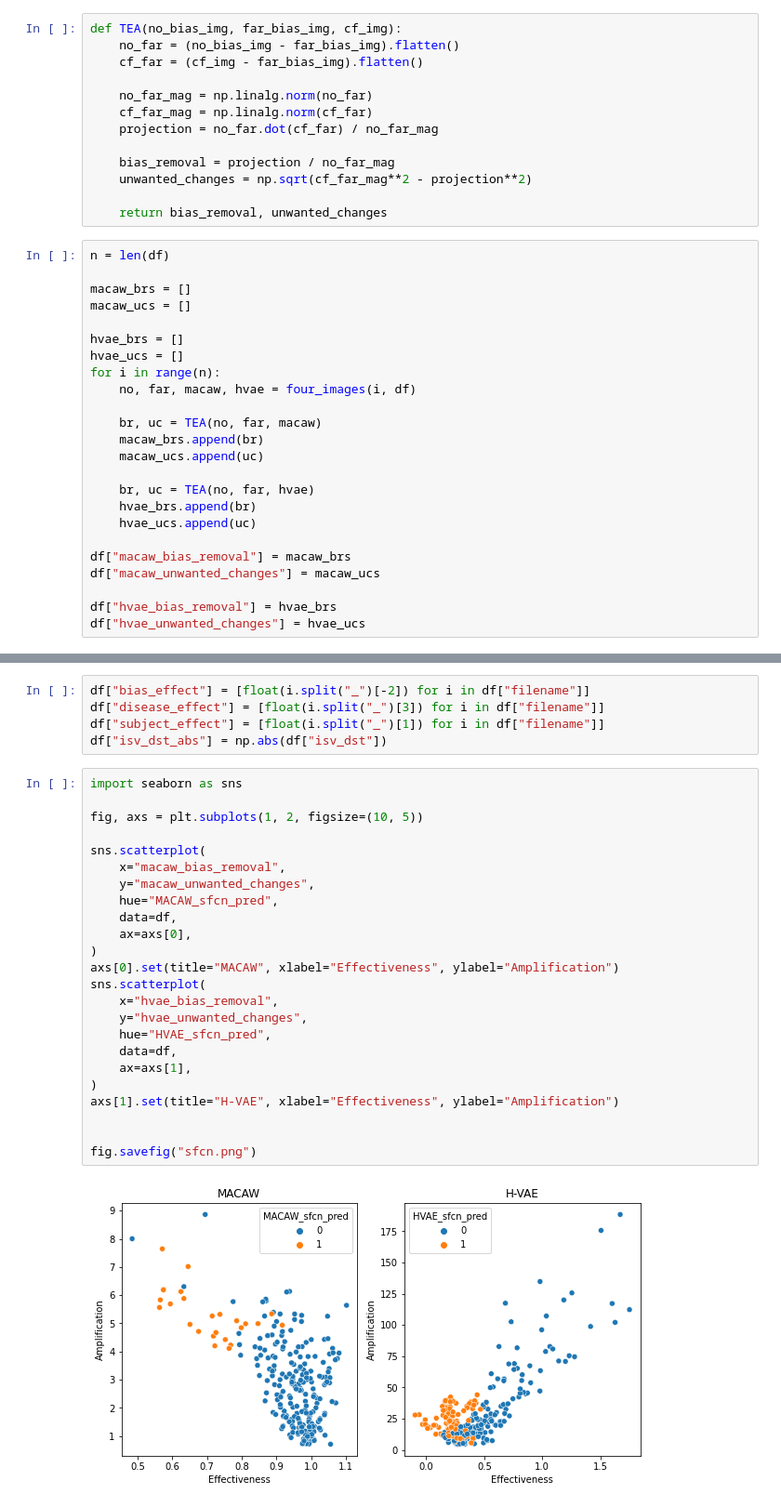
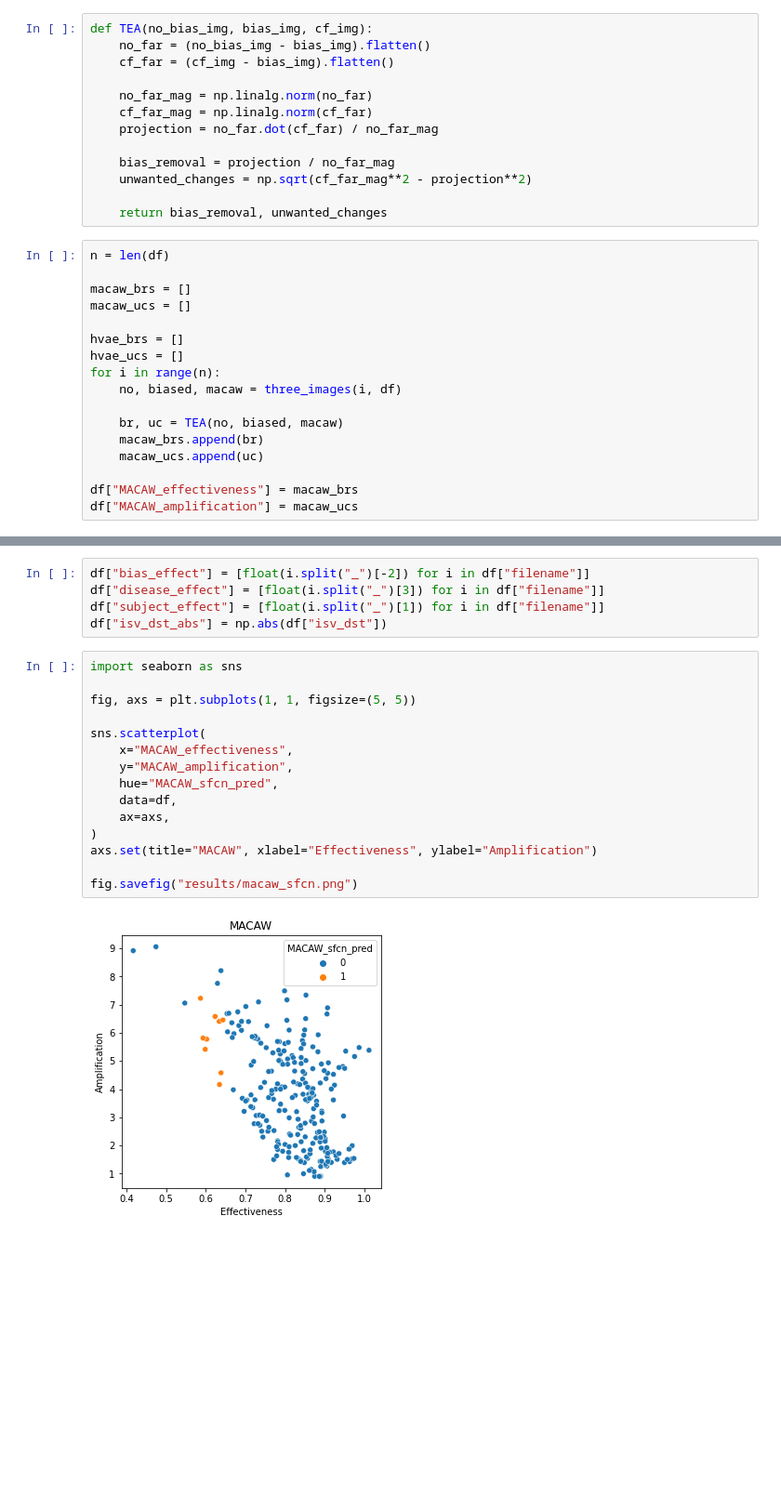
Before and after one commit to ucalgary-miplab/TEA, a Jupyter notebook: 5_TEA_MACAW_remove.ipynb, the cells around one changed output, grey strips where cells are left out. Shown: that part at 93% size. Cells and saved outputs as stored; diff of their text form; blank space fills up the shorter version.

```diff
--- a/5_TEA_MACAW_remove.ipynb
+++ b/5_TEA_MACAW_remove.ipynb
@@ -97,7 +115,7 @@ view_images(1)
 # %%
-def TEA(no_bias_img, far_bias_img, cf_img):
-    no_far = (no_bias_img - far_bias_img).flatten()
-    cf_far = (cf_img - far_bias_img).flatten()
+def TEA(no_bias_img, bias_img, cf_img):
+    no_far = (no_bias_img - bias_img).flatten()
+    cf_far = (cf_img - bias_img).flatten()
 
     no_far_mag = np.linalg.norm(no_far)
     cf_far_mag = np.linalg.norm(cf_far)
@@ -116,18 +134,11 @@ macaw_ucs = []
 hvae_brs = []
 hvae_ucs = []
 for i in range(n):
-    no, far, macaw, hvae = four_images(i, df)
+    no, biased, macaw = three_images(i, df)
 
-    br, uc = TEA(no, far, macaw)
+    br, uc = TEA(no, biased, macaw)
     macaw_brs.append(br)
     macaw_ucs.append(uc)
 
-    br, uc = TEA(no, far, hvae)
-    hvae_brs.append(br)
-    hvae_ucs.append(uc)
-
-df["macaw_bias_removal"] = macaw_brs
-df["macaw_unwanted_changes"] = macaw_ucs
-
-df["hvae_bias_removal"] = hvae_brs
-df["hvae_unwanted_changes"] = hvae_ucs
+df["MACAW_effectiveness"] = macaw_brs
+df["MACAW_amplification"] = macaw_ucs
@@ -157,29 +150,20 @@ df["isv_dst_abs"] = np.abs(df["isv_dst"])
 # %%
 import seaborn as sns
 
-fig, axs = plt.subplots(1, 2, figsize=(10, 5))
+fig, axs = plt.subplots(1, 1, figsize=(5, 5))
 
 sns.scatterplot(
-    x="macaw_bias_removal",
-    y="macaw_unwanted_changes",
+    x="MACAW_effectiveness",
+    y="MACAW_amplification",
     hue="MACAW_sfcn_pred",
     data=df,
-    ax=axs[0],
+    ax=axs,
 )
-axs[0].set(title="MACAW", xlabel="Effectiveness", ylabel="Amplification")
-sns.scatterplot(
-    x="hvae_bias_removal",
-    y="hvae_unwanted_changes",
-    hue="HVAE_sfcn_pred",
-    data=df,
-    ax=axs[1],
-)
-axs[1].set(title="H-VAE", xlabel="Effectiveness", ylabel="Amplification")
+axs.set(title="MACAW", xlabel="Effectiveness", ylabel="Amplification")
 
-
-fig.savefig("sfcn.png")
+fig.savefig("results/macaw_sfcn.png")
 # %% [output]
-[figure, old version]
+[figure, new version]
 # %%
 import seaborn as sns
 
```
Also changed, not shown: parts of 13 cells of this notebook, 3 other files.
